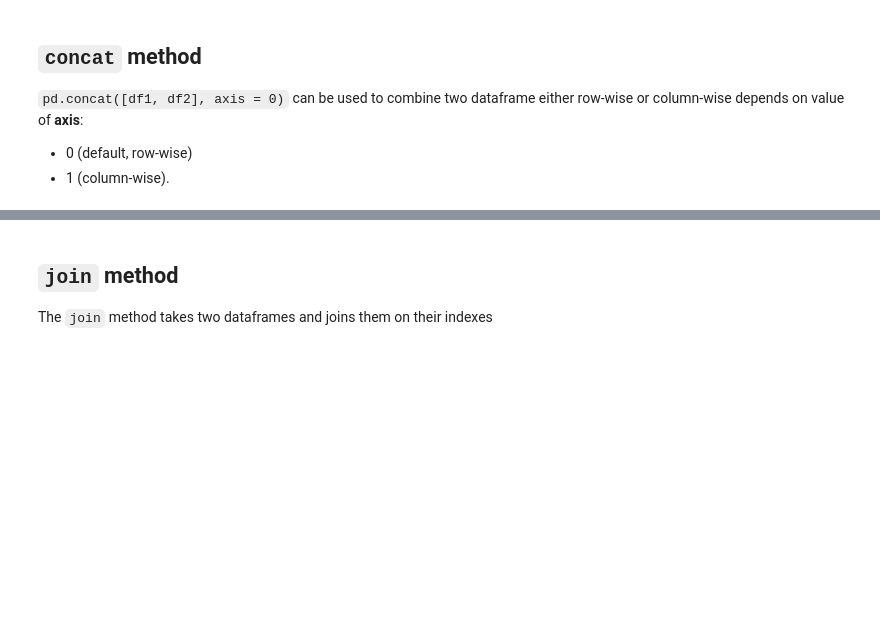
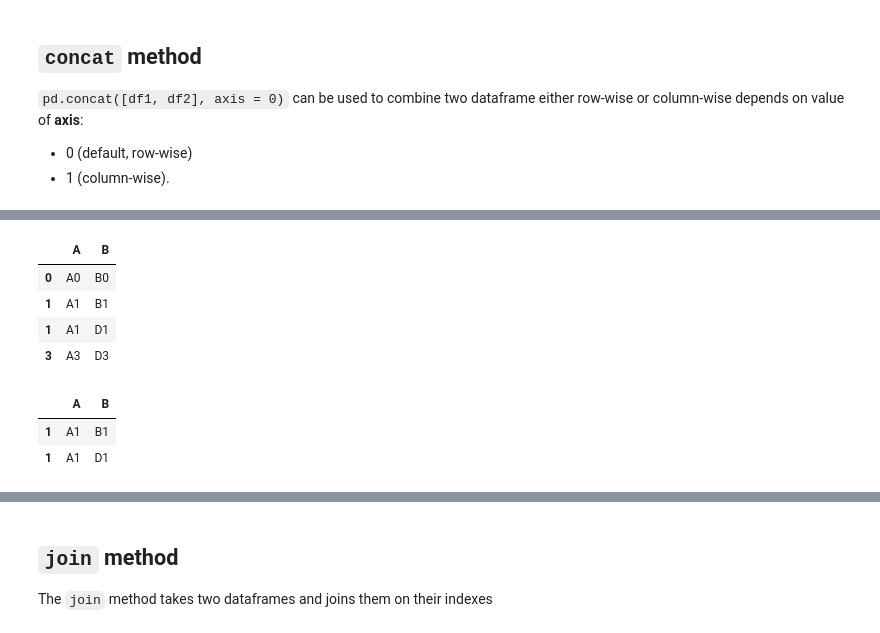
Before and after one commit to STAT2255/2024, a Jupyter notebook: notes/note10_Pandas2.ipynb, the cells around one changed output, grey strips where cells are left out. Saved outputs shown, nothing was run; the diff lists cells and outputs as text; code cells hidden in the pictures; blank space fills up the shorter version.

```diff
--- a/notes/note10_Pandas2.ipynb
+++ b/notes/note10_Pandas2.ipynb
@@ -653,5 +984,18 @@ pd.concat([df1, df2]) # default axis=0
 # %%
 a = pd.concat([df1, df3])
-a.loc[1]
+a
+# %% [output]
+|  | A | B |
+| 0 | A0 | B0 |
+| 1 | A1 | B1 |
+| 1 | A1 | D1 |
+| 3 | A3 | D3 |
+# %%
+
+a.loc[1]
+# %% [output]
+|  | A | B |
+| 1 | A1 | B1 |
+| 1 | A1 | D1 |
 # %%
 pd.concat([df1, df2], axis = 1)
```
Also changed, not shown: parts of 57 cells of this notebook.
